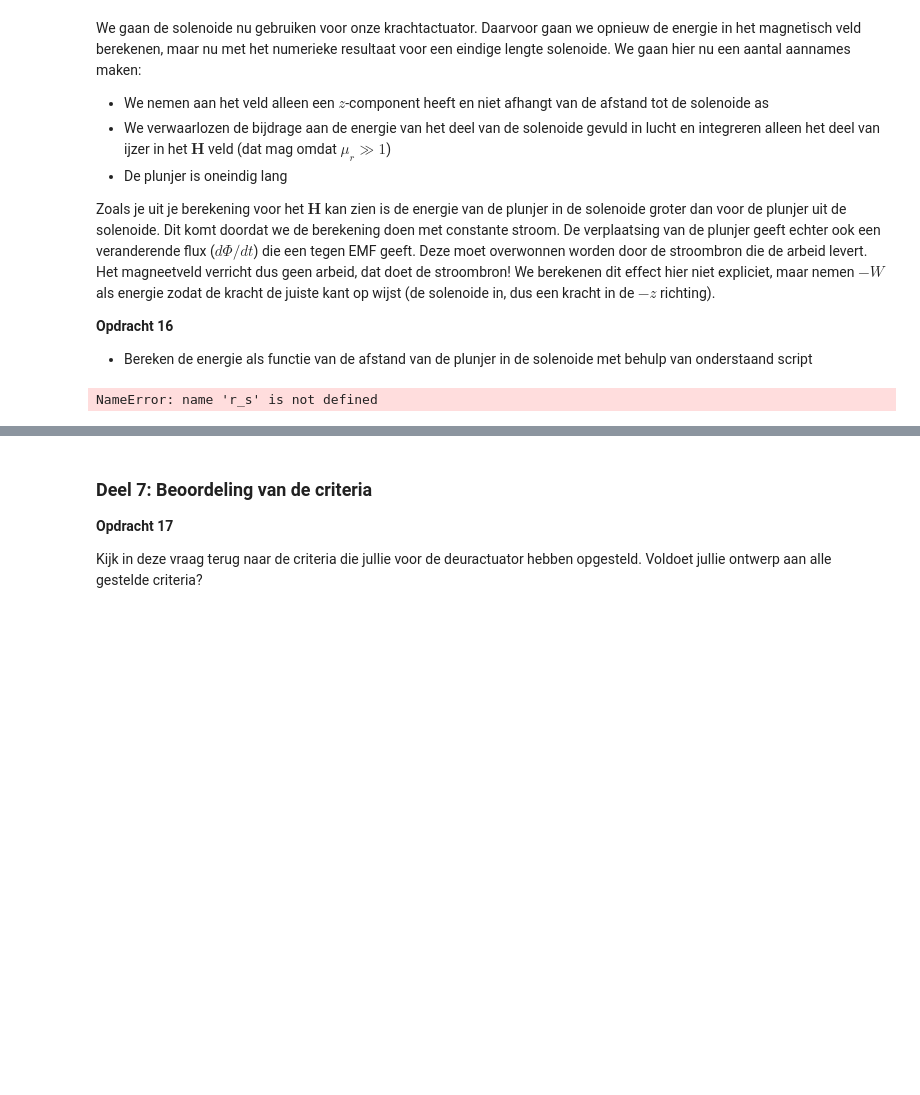
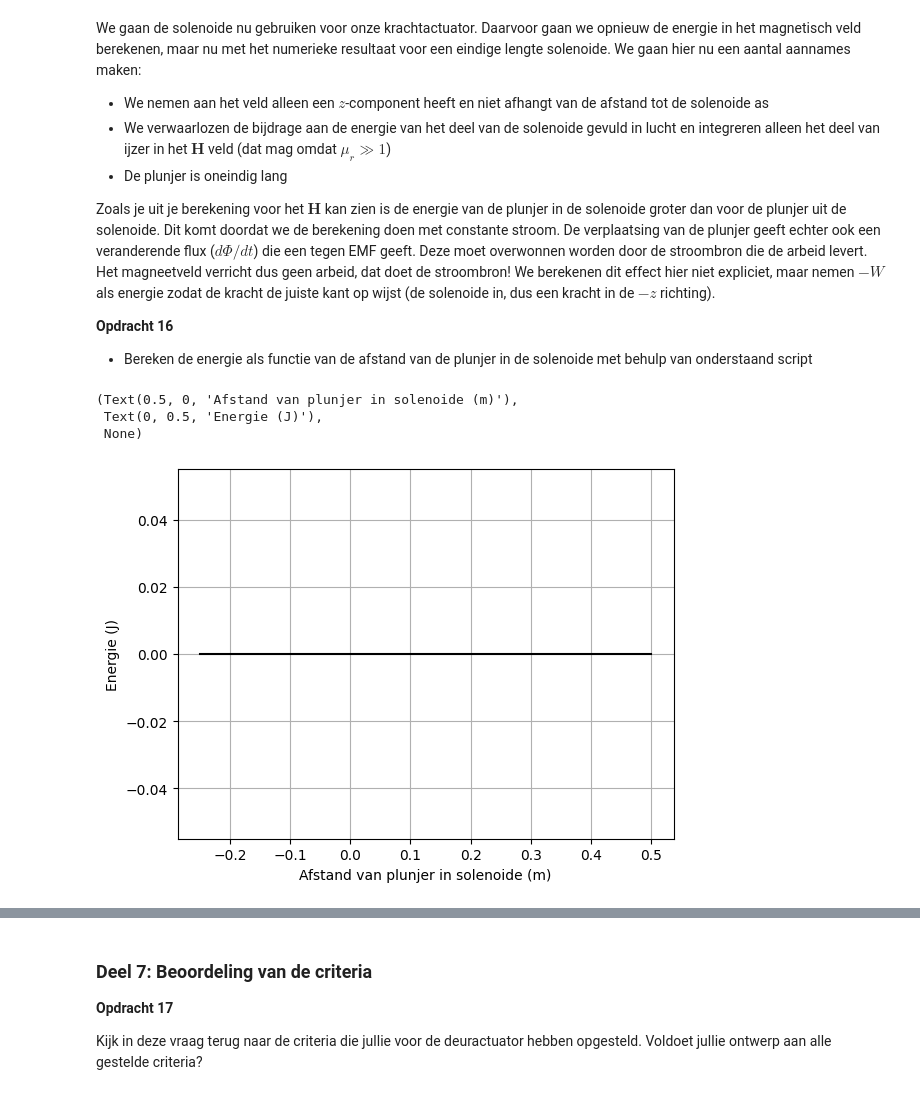
Before and after one commit to batu31415/opdrachten-DEF-D, a Jupyter notebook: KrachtactuatorOpdracht.ipynb, the cells around one changed output, grey strips where cells are left out. Saved outputs shown, nothing was run; the diff lists cells and outputs as text; code cells hidden in the pictures; blank space fills up the shorter version.

```diff
--- a/KrachtactuatorOpdracht.ipynb
+++ b/KrachtactuatorOpdracht.ipynb
@@ -546,24 +589,21 @@ Bereken de $z$-component van het $\mathbf{H}$-veld op de as van de solenoide ove
 n_ax=25
 z_ax=np.linspace(0, 1.5*L_sol/2, n_ax)
 H_ax=np.zeros((n_ax,1))
+dl = dl[1:]-dl[:-1]
+
 
 for i_field in range(n_ax):
-    print(f"\rIfield =  {i_field}", end="") # Print welk element van het veld nu berekend wordt.
+    print(f"\rIfield =  {i_field+1}/{n_ax}", end="") # Print welk element van het veld nu berekend wordt.
     # Bepaal de field coordinate
     Hsimulated=np.array([0,0,0], dtype='float64')
-    for i_source in np.arange(1, N):
-        # Bepaal dl en r_source en gebruik
-        Hsimulated += field_current_element(r_field, r_source, dl)
-        print(f"Ifield =  {i_field}", end="")
+    r_field = np.array([0,0,z_ax[i_field]])
+    H = np.abs(H_veld(N=2000, r_sol=0.05, aantal_omwentelingen=200, L_sol=0.5, I=I)[2])
+    H_ax[i_field,0]=H
+H_veld_ideaal=analytical_answer*np.ones(n_ax)(1.0(z_ax < L_sol/2))
 
-    # selecting the z-component
-    H_ax[i_field,0]=Hsimulated[2]
-
-H_veld_ideaal=analytical_answer*np.ones(n_ax)*(1.0*(z_ax < L_sol/2))
 
 # dit is nog een aardige analytische uitdrukking die je kan uitrekenen voor de z-component op de as van een solenoide met eindige lengte
-H_veld_analytisch=(aantal_omwent*I/L_sol/2)*((L_sol/2-z_ax)/np.sqrt((z_ax- L_sol/2)**2 + r_sol**2)+(L_sol/2+z_ax)/np.sqrt((z_ax+ L_sol/2)**2 + r_sol**2))
-
+H_veld_analytisch=(N*I/L_sol/2)((L_sol/2-z_ax)/np.sqrt((z_ax- L_sol/2)**2 + r_sol2)+(L_sol/2+z_ax)/np.sqrt((z_ax+ L_sol/2)**2 + r_sol*2))
 plt.figure(figsize=[13,4])
 plt.subplot(131)
 plt.title('z-component van B-veld')
@@ -572,4 +612,7 @@ plt.plot(z_ax, H_veld_analytisch, '-g', label='analytisch')
 plt.plot(z_ax, H_ax, '-k', label='simulatie')
 plt.xlabel('Afstand langs de as van de solenoide (m)')
 plt.ylabel('B-veld (Tesla)')
+
+#Code werkte niet en we hebben daarom de analytische formule niet kunnen plotten. We hebben wel een numerieke oplossing kunnen plotten en deze komt
+#overeen met de analytische oplossing voor een oneindige solenoide.
 # %% [output]
@@ -589,9 +632,12 @@ Zoals je uit je berekening voor het $\mathbf{H}$ kan zien is de energie van de p
 # %%
 # integrate the field up to point z_p
 Wz=-0.5*np.pi*r_s**2*np.cumsum(np.flipud(H_ax)*mu_r*mu_0*np.flipud(H_ax))*(z_ax[1] - z_ax[0])
-
+L_s=L_sol
 plt.plot(L_s/2 - z_ax, np.flipud(Wz), '-k')
 plt.xlabel('Afstand van plunjer in solenoide (m)'), plt.ylabel('Energie (J)'), plt.grid()
 # %% [output]
-NameError: name 'r_s' is not defined
+(Text(0.5, 0, 'Afstand van plunjer in solenoide (m)'),
+ Text(0, 0.5, 'Energie (J)'),
+ None)
+[figure, added]
 # %%
```
Also changed, not shown: parts of 6 cells of this notebook.
